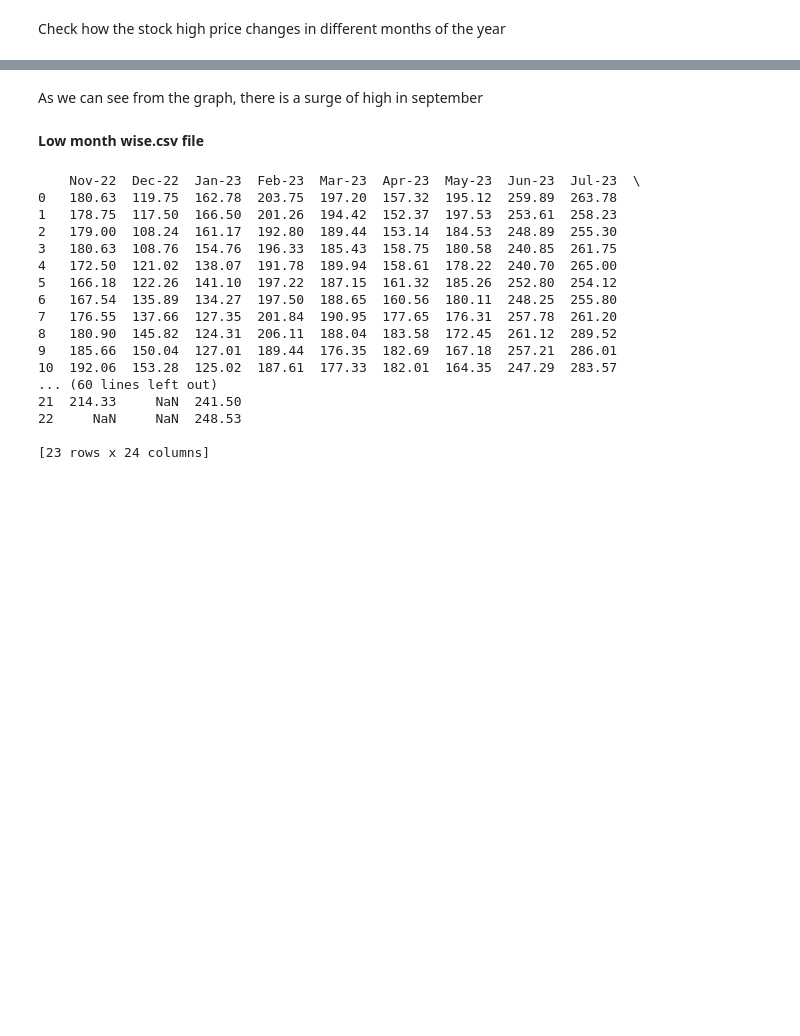
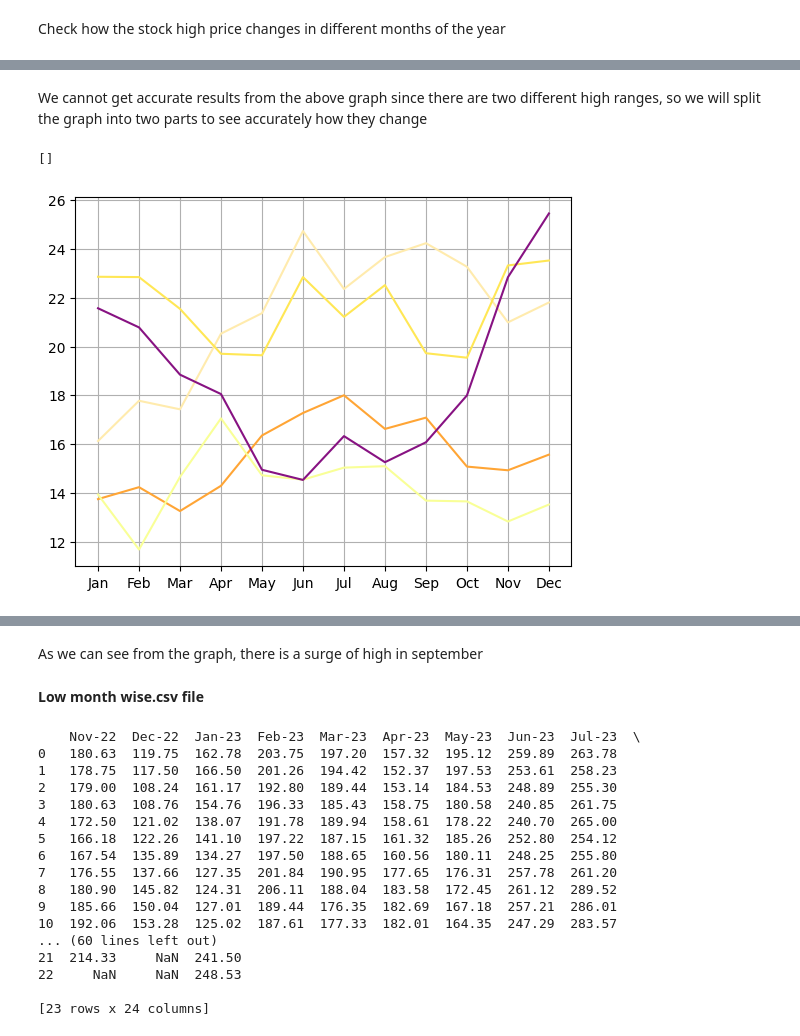
Before and after one commit to Partha-Suresh/XAI-Project, a Jupyter notebook: notebooks/Stock Regression/EDA stock regression.ipynb, the cells around one changed output, grey strips where cells are left out. Drawn from its saved outputs; the diff is of its cells as text; code cells hidden in the pictures; blank space fills up the shorter version.

```diff
--- a/notebooks/Stock Regression/EDA stock regression.ipynb
+++ b/notebooks/Stock Regression/EDA stock regression.ipynb
@@ -56,0 +58,7 @@ print(h_2022)
+# %%
+h_2016={}
+j=12 #just in case, if we execute this cide block without initialization of j, it will give wrong output.
+for i in range(0,12):
+    h_2016[month[i]]= (df1.iloc[0:,j].mean())
+    j+=1
+print(h_2016)
@@ -56,0 +67,7 @@ print(h_2022)
+# %%
+h_2017={}
+j=24
+for i in range(0,12):
+    h_2017[month[i]]= (df1.iloc[0:,j].mean())
+    j+=1
+print(h_2017)
@@ -56,0 +76,7 @@ print(h_2022)
+# %%
+h_2018={}
+j=36
+for i in range(0,12):
+    h_2018[month[i]]= (df1.iloc[0:,j].mean())
+    j+=1
+print(h_2018)
@@ -56,0 +85,7 @@ print(h_2022)
+# %%
+h_2019={}
+j=48
+for i in range(0,12):
+    h_2019[month[i]]= (df1.iloc[0:,j].mean())
+    j+=1
+print(h_2019)
@@ -92,2 +175,16 @@ Check how the stock high price changes in different months of the year
+# %% [markdown]
+We cannot get accurate results from the above graph since there are two different high ranges, so we will split the graph into two parts to see accurately how they change
+# %%
+plt.xticks(range(0,12),labels=['Jan','Feb','Mar','Apr','May','Jun','Jul','Aug','Sep','Oct','Nov','Dec'])
+plt.plot(h_2015.values(),color="#ffa535")
+plt.plot(h_2016.values(),color="#f9ff97")
+plt.plot(h_2017.values(),color="#ffebad")
+plt.plot(h_2018.values(),color="#ffe755")
+plt.plot(h_2019.values(),color="#871282")
+plt.grid(True)
+plt.plot()
+# %% [output]
+[]
+[figure, added]
 # %%
 plt.xticks(range(0,12),labels=['Jan','Feb','Mar','Apr','May','Jun','Jul','Aug','Sep','Oct','Nov','Dec'])
```
Also changed, not shown: parts of 18 cells of this notebook, 2 other files.
